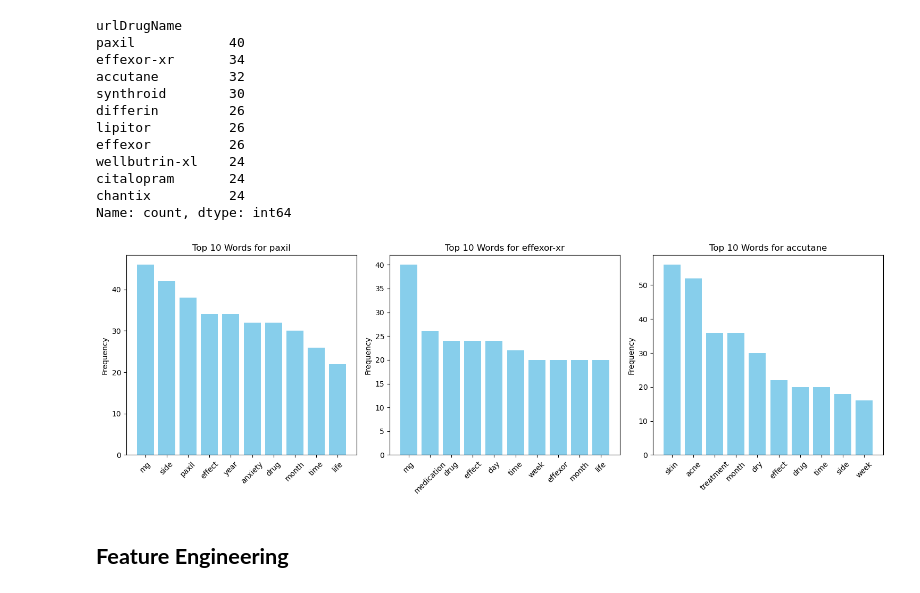
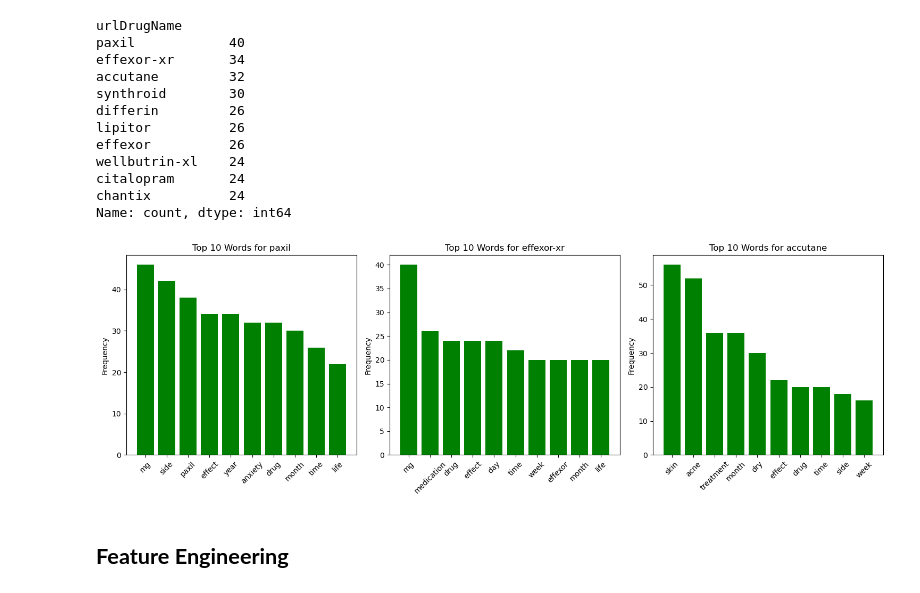
Before and after one commit to clappy203/AAI_501_Project, a Jupyter notebook: CleanCode.ipynb, the cells around one changed output. Drawn from its saved outputs; the diff is of its cells as text; code cells hidden in the pictures.

```diff
--- a/CleanCode.ipynb
+++ b/CleanCode.ipynb
@@ -61,7 +61,7 @@ fig, axes = plt.subplots(nrows=1, ncols=5, figsize=(20, 4), sharey=True)
 for i, drug in enumerate(top_drugs):
     ax = axes[i]
     sns.histplot(data=df_combined[df_combined['urlDrugName'] == drug],
-                 x='rating', bins=10, ax=ax)
+                 x='rating', bins=10, color='green', ax=ax)
     ax.set_title(drug)
     ax.set_xlabel('Rating')
     if i == 0:
@@ -103,7 +103,7 @@ for i, drug in enumerate(top_5_drugs):
     drug_data = df_combined[df_combined['urlDrugName'] == drug]
     effectiveness_counts = drug_data['effectiveness'].value_counts()
 
-    sns.barplot(x=effectiveness_counts.index, y=effectiveness_counts.values, ax=ax)
+    sns.barplot(x=effectiveness_counts.index, y=effectiveness_counts.values,color='green', ax=ax)
     ax.set_title(drug)
     ax.set_xlabel('Effectiveness')
     ax.tick_params(axis='x', rotation=45)
@@ -390,35 +429,35 @@ def plot_top_words(df, top_n=10, top_drugs=3):
     plt.figure(figsize=(15, 5))
 
     for i, drug_name in enumerate(top_drugs_list):
         # Filter rows for that drug
         df_drug = df[df['urlDrugName'] == drug_name]
 
         # Flatten all tokens into one list
         all_words = [word for tokens in df_drug['filtered_tokens'] for word in tokens]
 
         # Count word frequency
         word_freq = Counter(all_words).most_common(top_n)
 
         # Split words & counts
         if word_freq:
             words, counts = zip(*word_freq)
 
             # Create a subplot for each drug
             plt.subplot(1, top_drugs, i+1)
-            plt.bar(words, counts, color='skyblue')
+            plt.bar(words, counts, color='green')
             plt.title(f"Top {top_n} Words for {drug_name}")
             plt.xticks(rotation=45)
             plt.ylabel("Frequency")
         else:
             print(f"No data available for drug: {drug_name}")
 
     plt.tight_layout()  # Adjust spacing between subplots
     plt.show()
 
 # Usage
 plot_top_words(result, top_n=10, top_drugs=3)
 # %% [output]
-[figure, old version]
+[figure, new version]
 # %% [markdown]
 ## **Feature Engineering**
 # %% [markdown]
```
Also changed, not shown: parts of 25 cells of this notebook, 2 other files.
